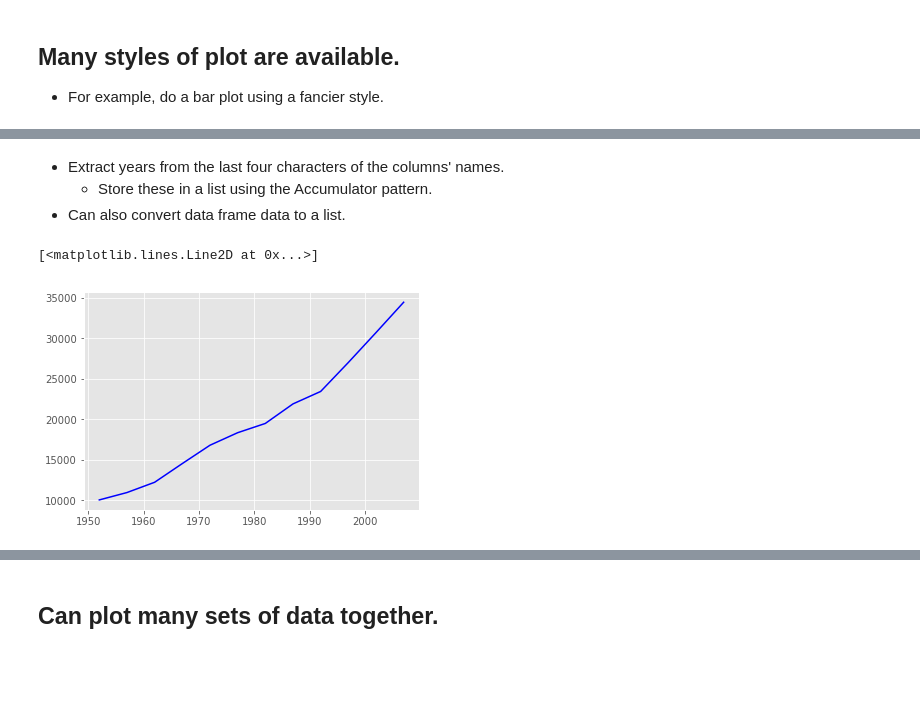
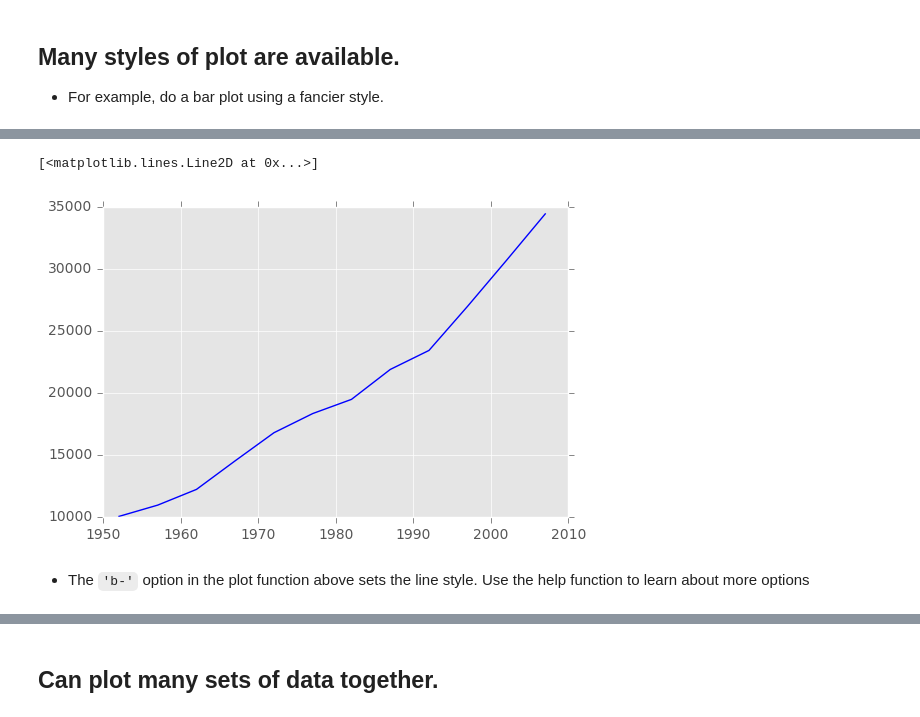
Before and after one commit to UA-Carpentries-Workshops/2018-02-10-Tucson, a Jupyter notebook: python_lessons/06 - Plotting Data.ipynb, the cells around one changed output, grey strips where cells are left out. Saved outputs shown, nothing was run; the diff lists cells and outputs as text; code cells hidden in the pictures; blank space fills up the shorter version.

```diff
--- a/python_lessons/06 - Plotting Data.ipynb
+++ b/python_lessons/06 - Plotting Data.ipynb
@@ -30,7 +30,6 @@ plt.ylabel('Doubles')
 # %%
 import pandas
 
-data = pandas.read_csv('../data/gapminder_gdp_oceania.csv', index_col='country')
-data.loc['Australia'].plot()
-plt.xticks(rotation=90)
+df = pandas.read_csv('../data/gapminder_gdp_oceania.csv', index_col='country')
+df.loc['Australia'].plot()
 # %% [output]
@@ -65,19 +84,17 @@ plt.ylabel('GDP per capita')
-# %% [markdown]
-*   Extract years from the last four characters of the columns' names.
-    *   Store these in a list using the Accumulator pattern.
-*   Can also convert data frame data to a list.
 # %%
 # Accumulator pattern to collect years (as character strings).
 years = []
-for col in data.columns:
+for col in df.columns:
     year = col[-4:]
     years.append(year)
 
 # Australia data as list.
-gdp_australia = data.loc['Australia'].tolist()
+gdp_australia = df.loc['Australia'].tolist()
 
 # Plot: 'b-' sets the line style.
 plt.plot(years, gdp_australia, 'b-')
 # %% [output]
 [<matplotlib.lines.Line2D at 0x...>]
-[figure, old version]
+[figure, new version]
+# %% [markdown]
+* The `'b-'` option in the plot function above sets the line style. Use the help function to learn about more options
```
Also changed, not shown: parts of 23 cells of this notebook, 5 other files.
